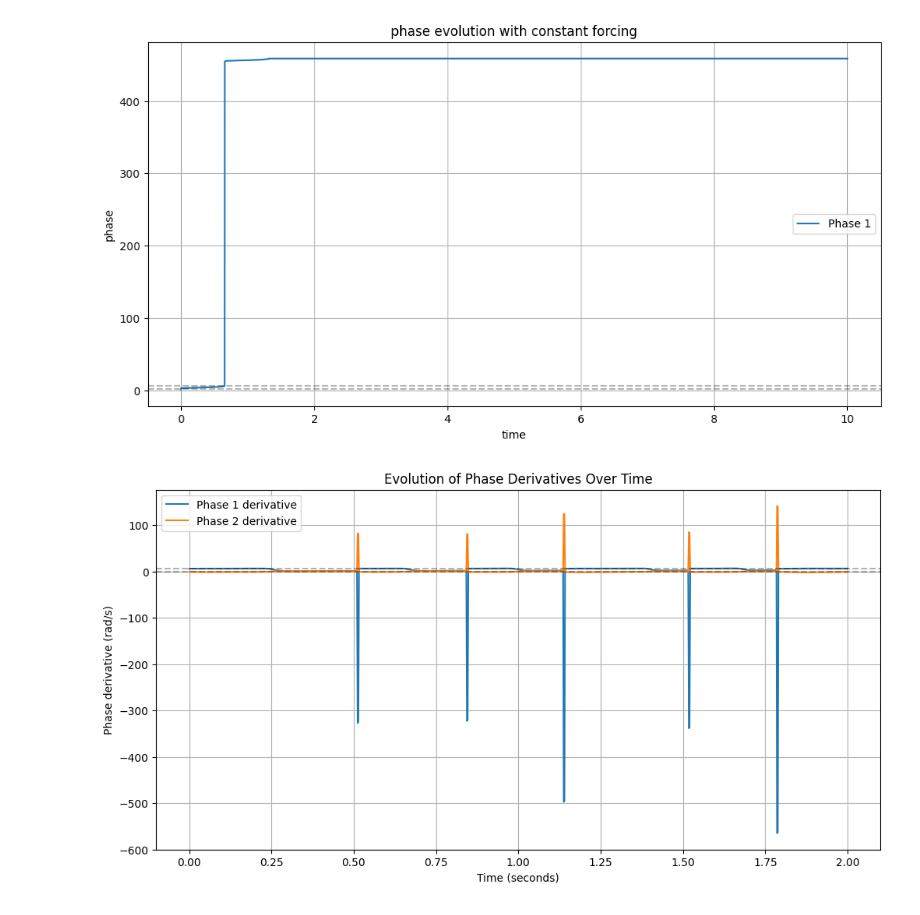
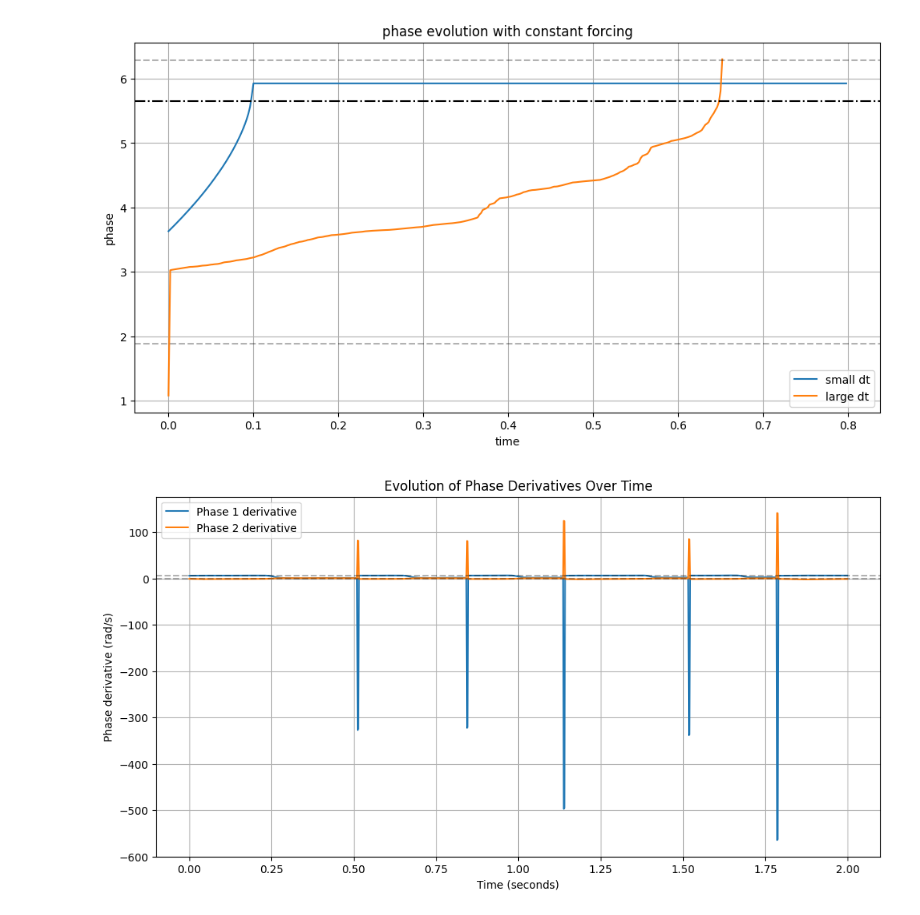
Before and after one commit to Biofluid-Dynamics-Group/cuda-filaments, a Jupyter notebook: analysis/test_emergence/test_emergence.ipynb, the cells around one changed output. Drawn from its saved outputs; the diff is of its cells as text; code cells hidden in the pictures.

```diff
--- a/analysis/test_emergence/test_emergence.ipynb
+++ b/analysis/test_emergence/test_emergence.ipynb
@@ -1,37 +1,43 @@
 # %%
 import pandas as pd
 import matplotlib.pyplot as plt
 import numpy as np
 
 # Read the data
 # data = pd.read_csv('../../data/emergent_test_one_cilium/20250303/ciliate_1fil_9000blob_8.00R_0.0010torsion_0.2182tilt_0.3000f_eff_1.4960theta0_0.0000freqshift_true_states.dat',
 #                    delimiter=' ',
 #                    header=None)
 
-data = pd.read_csv('../../data/emergence_constant_forcing_plane_test/20250318/ciliate_1fil_100blob_8.00R_0.0010torsion_0.2182tilt_0.3000f_eff_1.4960theta0_0.0000freqshift_true_states.dat',
+data1 = pd.read_csv('../../data/emergence_constant_forcing_plane_test/20250318/ciliate_1fil_100blob_8.00R_0.0010torsion_0.2182tilt_0.3000f_eff_1.4960theta0_0.0000freqshift_true_states.dat',
+                   delimiter=' ',
+                   header=None)
+
+data = pd.read_csv('../../data/emergence_constant_forcing_plane_test_refined_dt/20250320/ciliate_1fil_100blob_8.00R_0.0010torsion_0.2182tilt_0.3000f_eff_1.4960theta0_0.0000freqshift_true_states.dat',
                    delimiter=' ',
                    header=None)
 
 # Convert index to time (500 indices = 1 second)
-time = data[0] / 500
+time = data[0] / 50000
+time1 = data1[0] / 500
 
 # Plot both phase variables
 plt.figure(figsize=(12, 6))
-plt.plot(time[:], data[2][:], label='Phase 1')
-# plt.plot(time, data[3], label='Phase 2')
+plt.plot(time[:400], data[2][:400], label='small dt')
+plt.plot(time1[:327], data1[2][:327], label='large dt')
 
 # Add horizontal lines at 2π and 2π*0.3
 plt.axhline(y=2*np.pi, color='k', linestyle='--', alpha=0.3)
 plt.axhline(y=2*np.pi*0.3, color='k', linestyle='--', alpha=0.3)
+plt.axhline(y=2*np.pi*0.9, color='black', linestyle='-.')
 
 plt.xlabel('time')
 plt.ylabel('phase')
 plt.title('phase evolution with constant forcing')
 plt.legend()
 plt.grid(True)
 plt.show()
 # %% [output]
-[figure, old version]
+[figure, new version]
 # %%
 import pandas as pd
 import matplotlib.pyplot as plt
```
Also changed, not shown: 3 other files.
